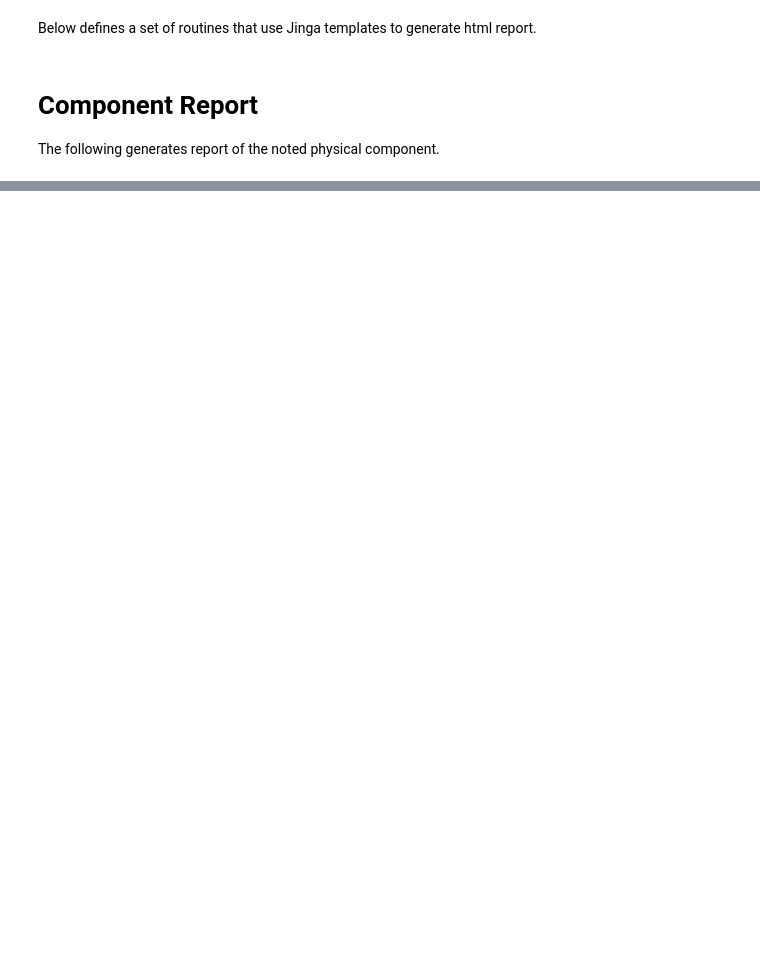
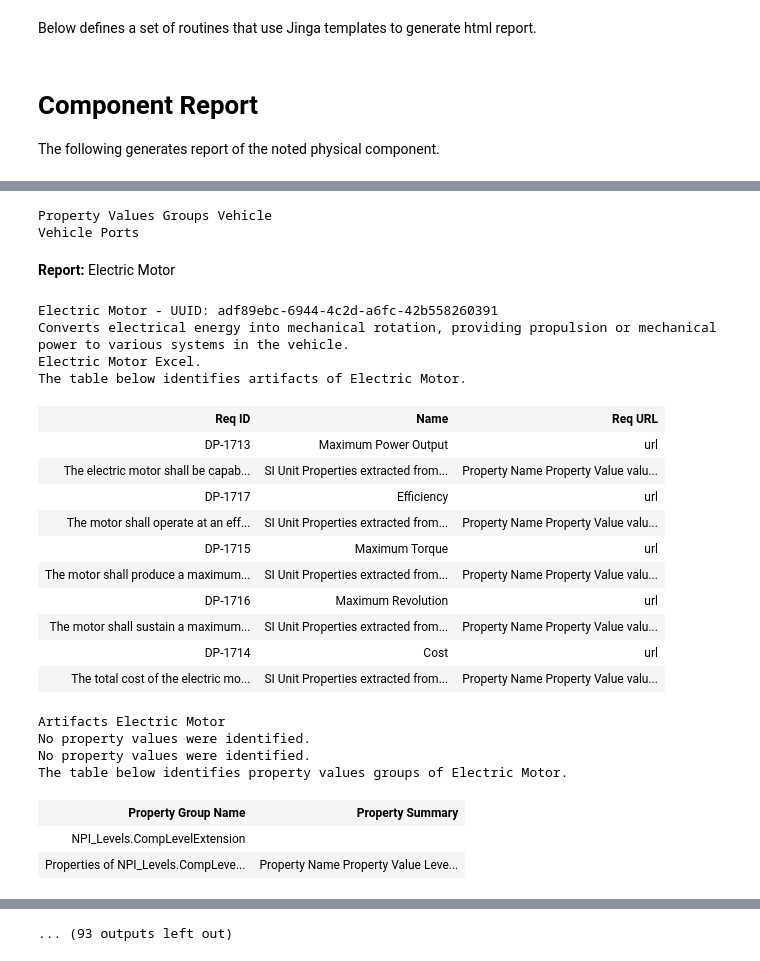
Before and after one commit to tkSDISW/EV_Thermal_System_Model, a Jupyter notebook: EV_Thermal_System_Model/Notebook/Logical_Component_Report.ipynb, the cells around one changed output, grey strips where cells are left out. Saved outputs shown, nothing was run; the diff lists cells and outputs as text; code cells hidden in the pictures; blank space fills up the shorter version.

```diff
--- a/EV_Thermal_System_Model/Notebook/Logical_Component_Report.ipynb
+++ b/EV_Thermal_System_Model/Notebook/Logical_Component_Report.ipynb
@@ -11,10 +11,14 @@ from IPython.core.display import HTML
 #from IPython import display
 import pandas as pd
 
-
 resources = {
     "EV_Thermal_System": "EV_Thermal_System/EV Thermal System",
 }
 path_to_model = "../EV Thermal System.aird"
+
 model = capellambse.MelodyModel(path_to_model, resources=resources)
+
+from capella_tools import Pub4C
+# Instantiate the class with the traceability file
+traceability_store = Pub4C.Traceability_Store("../EV Thermal System.traceability")
 # %% [output]
@@ -41,0 +47,44 @@ capellambse_helper.Display_Component_Report(lc)
+# %%
+from capella_tools import capellambse_helper
+from polarion import polarion
+from capella_tools import polarion_authentication_manager
+from capella_tools import requirement_helper
+auth_manager = polarion_authentication_manager.PolarionAuthManager()
+creds = auth_manager.get_credentials()
+client = polarion.Polarion('https://polarion.diswx.com/polarion', creds['username'], creds['password'])
+project = client.getProject('drivepilot')
+#workitem = project.getWorkitem('DP-1713')
+#print(f'Title: {workitem.title}')
+#print(f'Status: {workitem.status.id}')
+#print(f'Type: {workitem.type.id}')
+#print(f'Desc: {workitem.description.content}')
+#req_extractor = requirement_helper.RequirementExtractor(workitem)
+
+# Retrieve extracted data
+#print("Title:", req_extractor.get_title())
+#print("Description:", req_extractor.get_description())
+#print("Extracted Values:", req_extractor.get_extracted_values())
+
+
+def update_artifacts(artifacts) :
+    for art in artifacts:
+        req_extractor = requirement_helper.RequirementExtractor( project.getWorkitem(art.identifier))
+        art.add_description(req_extractor.get_description())
+        if req_extractor.get_extracted_values() :
+            art.add_property_value(
+                art.identifier,req_extractor.get_extracted_values()
+            )
+        #print(art)
+
+
+display(Markdown(f"\n\n**Report:**\n{lc.name}"))
+artifacts = traceability_store.get_artifacts_for_model_element(lc.uuid)
+update_artifacts(artifacts)
+capellambse_helper.Display_Component_Report(lc,artifacts = artifacts)
+
+for lc in lc.components :
+    artifacts = traceability_store.get_artifacts_for_model_element(lc.uuid)
+    update_artifacts(artifacts)
+    display(Markdown(f"\n\n**Report:**\n{lc.name}"))
+    capellambse_helper.Display_Component_Report(lc,artifacts= artifacts)
+# %% [output]
@@ -41,0 +110,28 @@ capellambse_helper.Display_Component_Report(lc)
+Property Values Groups Vehicle
+Vehicle Ports
+
+
+**Report:**
+Electric Motor
+Electric Motor - UUID: adf89ebc-6944-4c2d-a6fc-42b558260391
+Converts electrical energy into mechanical rotation, providing propulsion or mechanical power to various systems in the vehicle.
+Electric Motor Excel.
+The table below identifies artifacts of Electric Motor.
+| Req ID | Name | Req URL |
+| DP-1713 | Maximum Power Output | url |
+| The electric motor shall be capab... | SI Unit Properties extracted from... | Property Name Property Value valu... |
+| DP-1717 | Efficiency | url |
+| The motor shall operate at an eff... | SI Unit Properties extracted from... | Property Name Property Value valu... |
+| DP-1715 | Maximum Torque | url |
+| The motor shall produce a maximum... | SI Unit Properties extracted from... | Property Name Property Value valu... |
+| DP-1716 | Maximum Revolution | url |
+| The motor shall sustain a maximum... | SI Unit Properties extracted from... | Property Name Property Value valu... |
+| DP-1714 | Cost | url |
+| The total cost of the electric mo... | SI Unit Properties extracted from... | Property Name Property Value valu... |
+Artifacts Electric Motor
+No property values were identified.
+No property values were identified.
+The table below identifies property values groups of Electric Motor.
+| Property Group Name | Property Summary |
+| NPI_Levels.CompLevelExtension |  |
+| Properties of NPI_Levels.CompLeve... | Property Name Property Value Leve... |
@@ -41,0 +142 @@ capellambse_helper.Display_Component_Report(lc)
+... (93 outputs left out)
```
Also changed, not shown: parts of 5 cells of this notebook, 8 other files.
